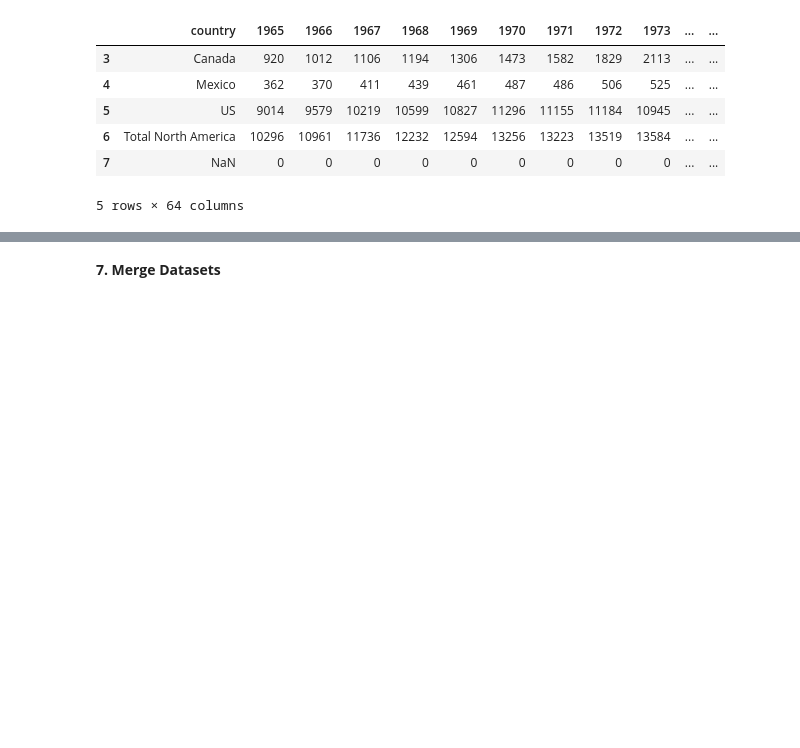
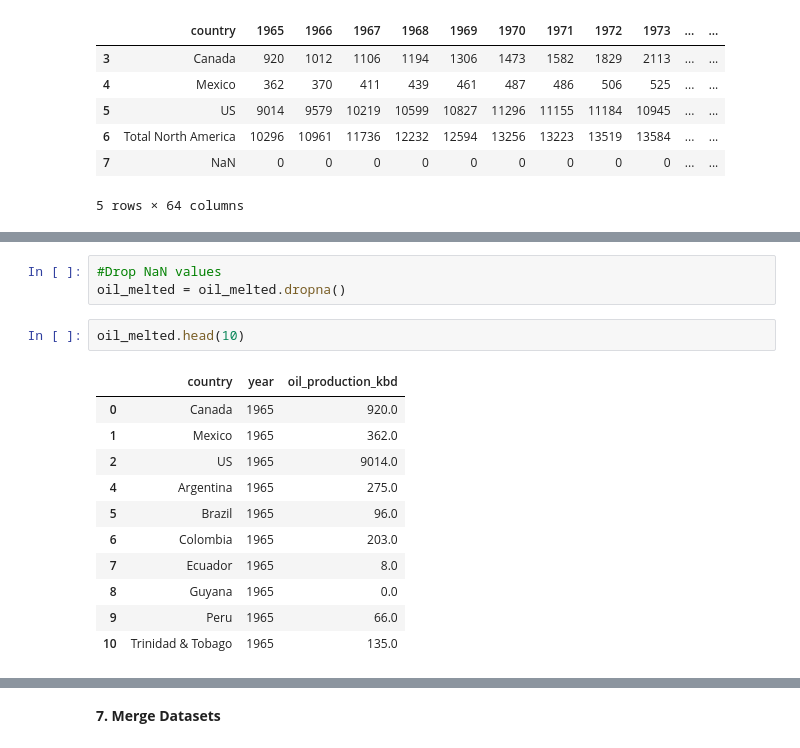
Before and after one commit to EMuritu/Geopolitical_Risk_Index, a Jupyter notebook: Geopolitical_Risk_Index.ipynb, the cells around one changed output, grey strips where cells are left out. Cells and saved outputs as stored; diff of their text form; blank space fills up the shorter version.

```diff
--- a/Geopolitical_Risk_Index.ipynb
+++ b/Geopolitical_Risk_Index.ipynb
@@ -498,0 +493,17 @@ Length: 64, dtype: int64
+# %%
+#Drop NaN values
+oil_melted = oil_melted.dropna()
+# %%
+oil_melted.head(10)
+# %% [output]
+|  | country | year | oil_production_kbd |
+| 0 | Canada | 1965 | 920.0 |
+| 1 | Mexico | 1965 | 362.0 |
+| 2 | US | 1965 | 9014.0 |
+| 4 | Argentina | 1965 | 275.0 |
+| 5 | Brazil | 1965 | 96.0 |
+| 6 | Colombia | 1965 | 203.0 |
+| 7 | Ecuador | 1965 | 8.0 |
+| 8 | Guyana | 1965 | 0.0 |
+| 9 | Peru | 1965 | 66.0 |
+| 10 | Trinidad & Tobago | 1965 | 135.0 |
```
Also changed, not shown: parts of 17 cells of this notebook.
